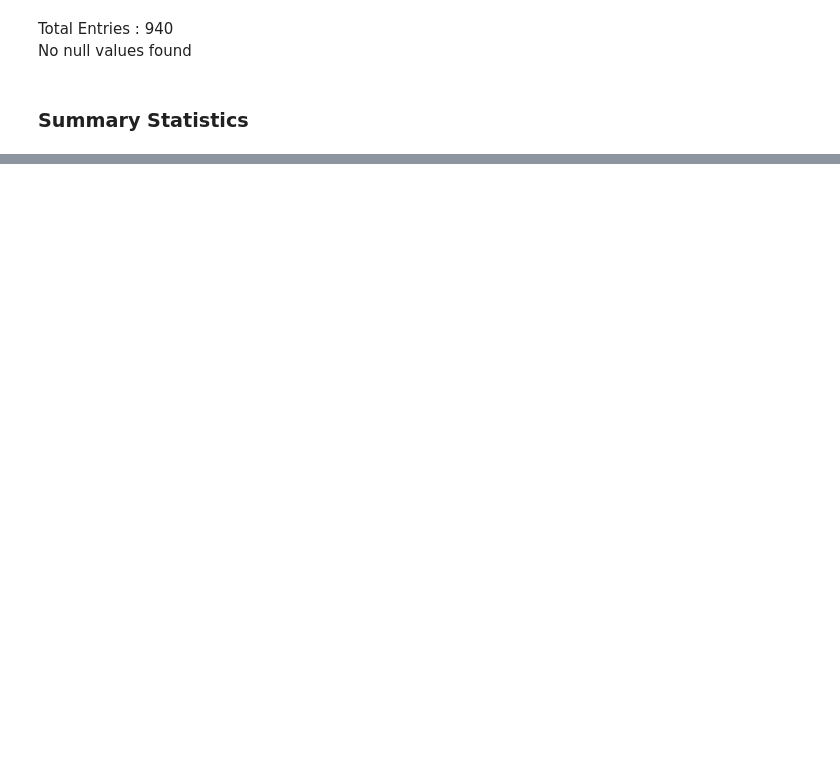
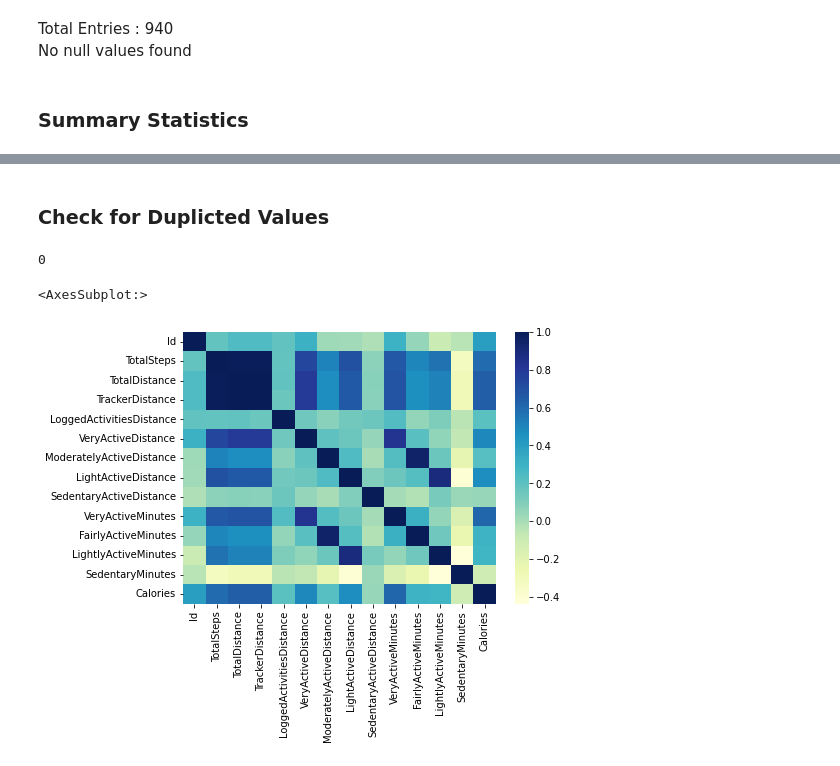
Before and after one commit to Ikshit-67/EDA_Git, a Jupyter notebook: BellaBeat/Dailyactivities.ipynb, the cells around one changed output, grey strips where cells are left out. Saved outputs shown, nothing was run; the diff lists cells and outputs as text; code cells hidden in the pictures; blank space fills up the shorter version.

```diff
--- a/BellaBeat/Dailyactivities.ipynb
+++ b/BellaBeat/Dailyactivities.ipynb
@@ -23,0 +59,12 @@ df.describe()
+# %% [markdown]
+### Check for Duplicted Values
+# %%
+df.duplicated().sum()
+# %% [output]
+0
+# %%
+fig, ax = plt.subplots(figsize=(7,5))
+sns.heatmap(df.corr(), cmap="YlGnBu", ax = ax)
+# %% [output]
+<AxesSubplot:>
+[figure, added]
```
Also changed, not shown: parts of 3 cells of this notebook.
